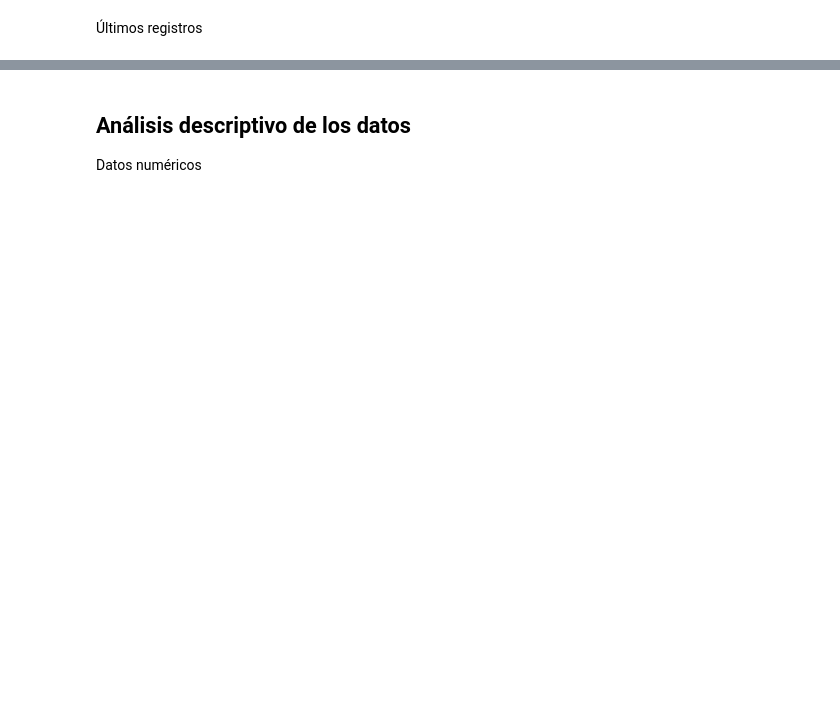
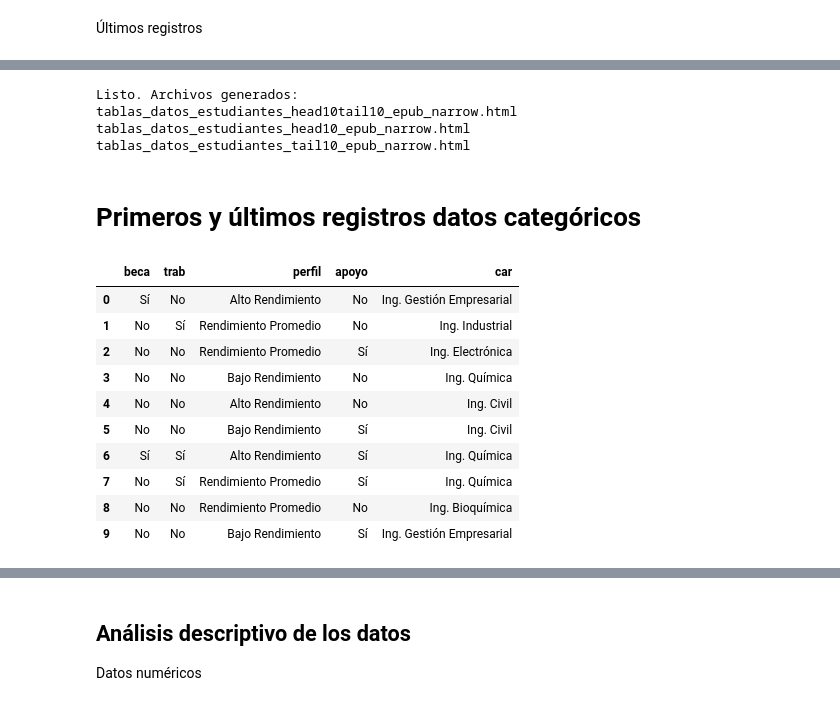
Before and after one commit to rpizarrog/machine_learning_r_python_casos_de_estudio, a Jupyter notebook: notebook_Python/t_SNE_5000_estudiantes.ipynb, the cells around one changed output, grey strips where cells are left out. Saved outputs shown, nothing was run; the diff lists cells and outputs as text; code cells hidden in the pictures; blank space fills up the shorter version.

```diff
--- a/notebook_Python/t_SNE_5000_estudiantes.ipynb
+++ b/notebook_Python/t_SNE_5000_estudiantes.ipynb
@@ -103,0 +410,37 @@ datos_originales.tail()
+# %%
+export_html_narrow(
+    head10, tail10,
+    path_html_headtail="tablas_datos_estudiantes_head10tail10_epub_narrow.html",
+    path_html_head="tablas_datos_estudiantes_head10_epub_narrow.html",
+    path_html_tail="tablas_datos_estudiantes_tail10_epub_narrow.html",
+    table_width_px=680,
+    modo="dos_tablas"  # o "una_tabla"
+)
+
+print("Listo. Archivos generados:")
+
+print("tablas_datos_estudiantes_head10tail10_epub_narrow.html")
+print("tablas_datos_estudiantes_head10_epub_narrow.html")
+print("tablas_datos_estudiantes_tail10_epub_narrow.html")
+# %% [output]
+Listo. Archivos generados:
+tablas_datos_estudiantes_head10tail10_epub_narrow.html
+tablas_datos_estudiantes_head10_epub_narrow.html
+tablas_datos_estudiantes_tail10_epub_narrow.html
+# %% [markdown]
+# Primeros y últimos registros datos categóricos
+# %%
+head10 = datos.select_dtypes(include='object').head(10)
+head10
+# %% [output]
+|  | beca | trab | perfil | apoyo | car |
+| 0 | Sí | No | Alto Rendimiento | No | Ing. Gestión Empresarial |
+| 1 | No | Sí | Rendimiento Promedio | No | Ing. Industrial |
+| 2 | No | No | Rendimiento Promedio | Sí | Ing. Electrónica |
+| 3 | No | No | Bajo Rendimiento | No | Ing. Química |
+| 4 | No | No | Alto Rendimiento | No | Ing. Civil |
+| 5 | No | No | Bajo Rendimiento | Sí | Ing. Civil |
+| 6 | Sí | Sí | Alto Rendimiento | Sí | Ing. Química |
+| 7 | No | Sí | Rendimiento Promedio | Sí | Ing. Química |
+| 8 | No | No | Rendimiento Promedio | No | Ing. Bioquímica |
+| 9 | No | No | Bajo Rendimiento | Sí | Ing. Gestión Empresarial |
```
Also changed, not shown: parts of 20 cells of this notebook.
